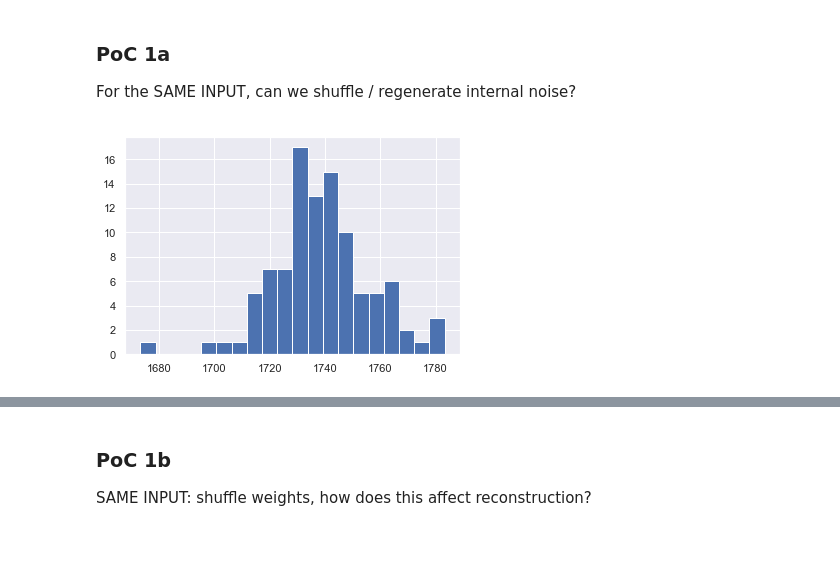
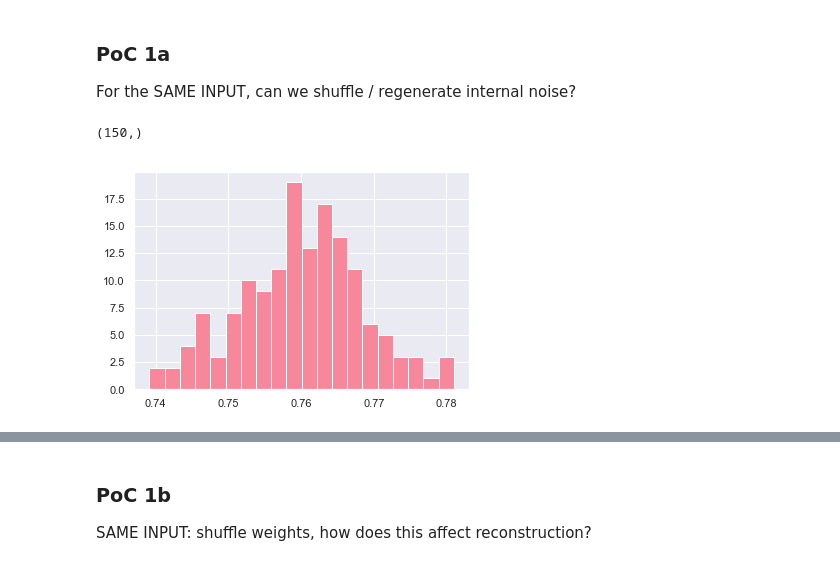
Before and after one commit to nsbspl/async-spike-propagation, a Jupyter notebook: main.ipynb, the cells around one changed output, grey strips where cells are left out. Saved outputs shown, nothing was run; the diff lists cells and outputs as text; code cells hidden in the pictures.

```diff
--- a/main.ipynb
+++ b/main.ipynb
@@ -84,30 +85,36 @@ np.linalg.norm(out-i_inj)
 ### PoC 1a
 For the SAME INPUT, can we shuffle / regenerate internal noise?
 # %%
-LOAD_POC_1A = False
-load_poc_1a_file = "poc1a__neurons=200__trials=100__input=tau_50_same"
+LOAD_POC_1A = True
+load_poc_1a_file = "poc1a__neurons=200__trials=150__input=tau_50_same__t_stop=2000_msecs"
 
-if LOAD_EXP_1:
+test_t_stop = 2000.0
+
+if LOAD_POC_1A:
     experiment = Experiment.load(RESULTS_DIR, load_poc_1a_file)
 else:
-    NUM_TRIALS = 100
+    NUM_TRIALS = 150
 
-    num_t = np.arange(0.0, t_stop, dt).shape[0]
+    num_t = np.arange(0.0, test_t_stop, dt).shape[0]
     inputs = np.empty((num_t, NUM_TRIALS))
 
     for i in range(NUM_TRIALS):
-        inputs[:,i] = layer.train_input.flatten()
+        inputs[:,i] = layer.train_input.flatten()[num_t*2:num_t*3]
 
-    experiment = Experiment(inputs, layer, NUM_TRIALS, dt, t_stop)
+    experiment = Experiment(inputs, layer, NUM_TRIALS, dt, test_t_stop)
     spikes = experiment.run()
     experiment.save(RESULTS_DIR, load_poc_1a_file)
 # %%
-l2_norms = np.empty((experiment.num_trials))
+efficiencies = np.empty((experiment.num_trials))
 
 for i in range(experiment.num_trials):
-    l2_norms[i] = np.linalg.norm(experiment.outputs[:, i]-experiment.inputs[:, i])
+    efficiencies[i] = 1.0 - np.linalg.norm(experiment.outputs[:, i]-experiment.inputs[:, i])/np.linalg.norm(experiment.inputs[:, i])
+# %%
+efficiencies.shape
+# %% [output]
+(150,)
 # %%
-plt.hist(l2_norms, bins=20)
+plt.hist(efficiencies, bins=20, color=sns.xkcd_rgb["rose pink"])
 plt.show()
 # %% [output]
-[figure, old version]
+[figure, new version]
```
Also changed, not shown: parts of 22 cells of this notebook, 2 other files.
